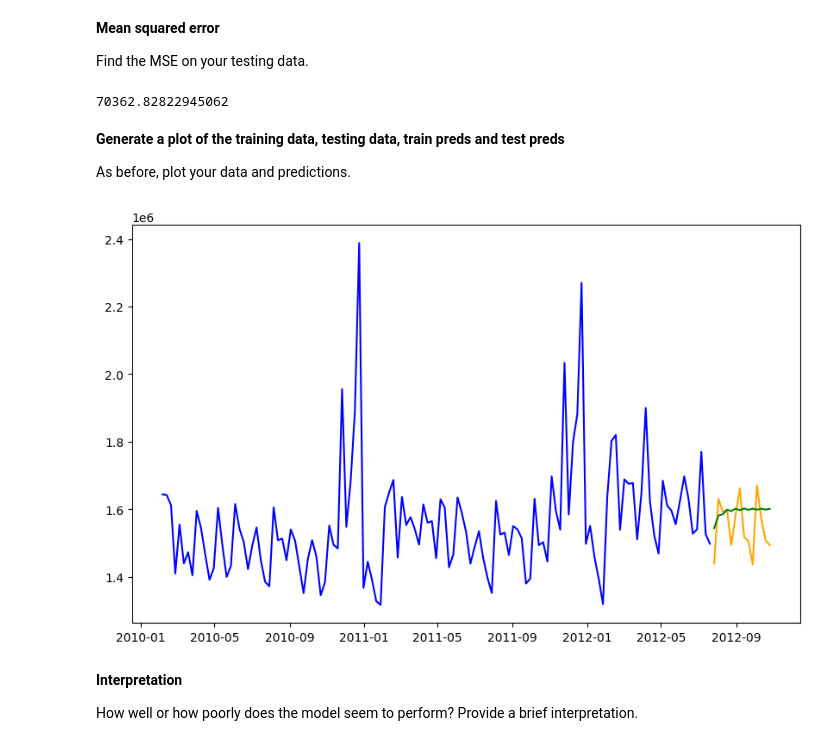
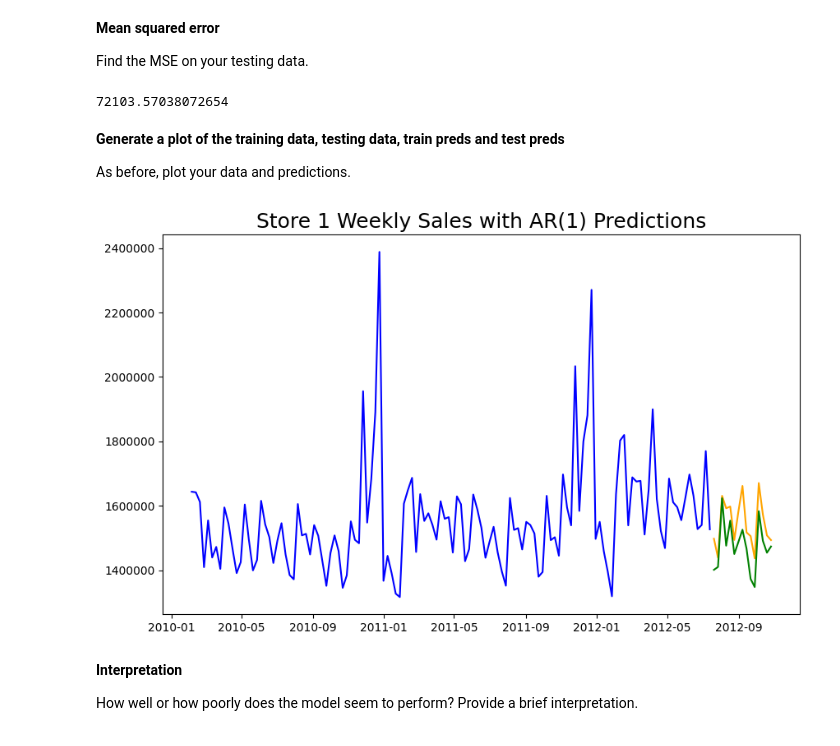
Before and after one commit to Pornpanthongdee/Time_series_modeling_lab, a Jupyter notebook: starter-code.ipynb, the cells around one changed output. Saved outputs shown, nothing was run; the diff lists cells and outputs as text; code cells hidden in the pictures.

```diff
--- a/starter-code.ipynb
+++ b/starter-code.ipynb
@@ -232,2 +167,0 @@ store_1.index = pd.to_datetime(store_1.index)
-# %%
-train = store_1.iloc[:129]
@@ -242,3 +168,7 @@ print(test.shape)
+# %%
+y_train, y_test = train_test_split(store_1,
+                                   test_size= 0.10,
+                                   shuffle=False)
 # %% [markdown]
 ---
 
@@ -295,3 +201,9 @@ Timestamp('2012-07-27 00:00:00')
 # %%
-train['Weekly_Sales'].index = pd.to_datetime(train['Weekly_Sales'].index)
-test['Weekly_Sales'].index = pd.to_datetime(test['Weekly_Sales'].index)
+# Plot data
+plt.figure(figsize=(10,6))
+plt.plot(y_train, color = 'blue')
+plt.plot(y_test, color = 'orange')
+plt.plot(preds, color = 'green')
+plt.title(label = 'Store 1 Weekly Sales with AR1 Prediction', fontsize=18)
+plt.ticklabel_format(style='plain', axis='y', scilimits=(0,0)); # Remove scientific notation on y-axis
+plt.show();
@@ -429,34 +347,31 @@ preds_ar3 = model_ar3.predict(start=129, end=142)
 **Store predictions**
 
 Generate and store predictions for train and test.
+# %%
+preds_ar3 = model_ar3.predict(start="2012-07-20", end="2012-10-26")
 # %% [markdown]
 **Mean squared error**
 
 Find the MSE on your testing data.
 # %%
-mean_absolute_error(test['Weekly_Sales'], preds_ar3)
+mean_absolute_error(y_test, preds_ar3)
 # %% [output]
-70362.82822945062
+72103.57038072654
 # %% [markdown]
 **Generate a plot of the training data, testing data, train preds and test preds**
 
 As before, plot your data and predictions.
 # %%
+# Plot data
 plt.figure(figsize=(10,6))
-
-# Plot training data in blue.
-plt.plot(train['Weekly_Sales'], color = 'blue')
-
-# Plot testing data in orange.
-plt.plot(test['Weekly_Sales'], color = 'orange')
-
-# Plot predicted values in green.
-plt.plot(preds_arma2, color = 'green')
-
-#plt.title(label = 'DOW Monthly Volume', fontsize=18)
+plt.plot(y_train, color = 'blue')
+plt.plot(y_test, color = 'orange')
+plt.plot(preds_ar3, color = 'green')
+plt.title(label = 'Store 1 Weekly Sales with AR(1) Predictions', fontsize=18)
+plt.ticklabel_format(style='plain', axis='y', scilimits=(0,0)); # Remove scientific notation on y-axis
 plt.show();
 # %% [output]
-[figure, old version]
+[figure, new version]
 # %% [markdown]
 **Interpretation**
 
```
Also changed, not shown: parts of 44 cells of this notebook, 1 other file.
